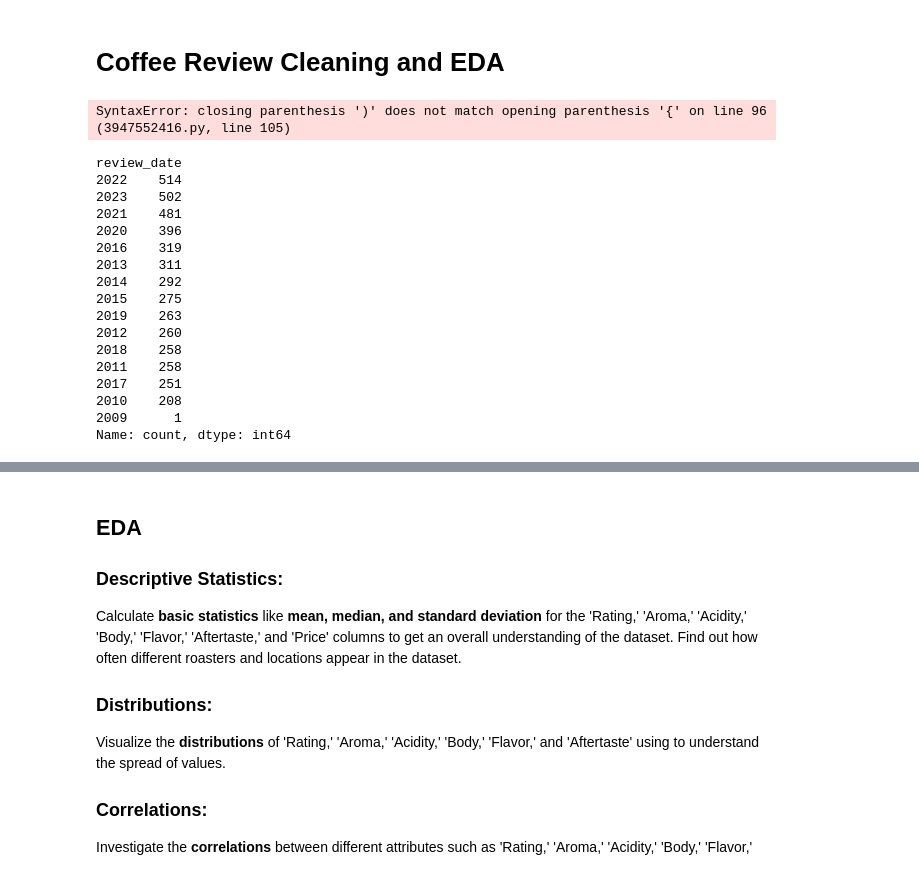
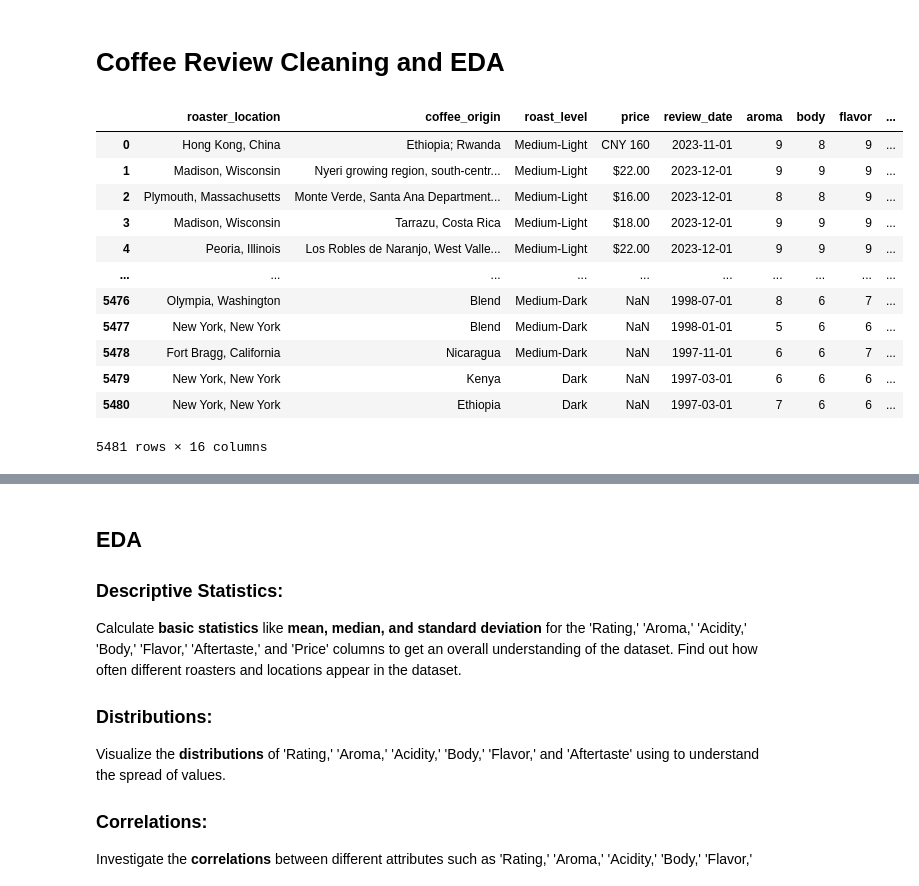
Before and after one commit to tynardone/coffee-reviews-analysis, a Jupyter notebook: coffee_review_eda.ipynb, the cells around one changed output, grey strips where cells are left out. Cells and saved outputs as stored; diff of their text form; code cells hidden in the pictures.

```diff
--- a/coffee_review_eda.ipynb
+++ b/coffee_review_eda.ipynb
@@ -15,9 +15,6 @@ pd.set_option('display.max_colwidth', 100)
 plt.style.use("ggplot")
 mpl.rcParams['figure.figsize'] = (12, 6)
 mpl.rcParams['figure.dpi'] = 300
-# %%
-# Read in raw scraped data
-df = pd.read_json('data/raw-roast-reviews.json').replace('NA', np.nan)
 # %%
 def split_price_currency(df):
      # Regular expression pattern to extract the price value from the 'price' column
@@ -133,26 +130,22 @@ def tweak_coffee(df):
         #.assign(price_per_g_usd = lambda df_: np.round(df_['price_usd']/df_['quantity'], 2))
         .reset_index(drop=True)
     )
-# %% [output]
-SyntaxError: closing parenthesis ')' does not match opening parenthesis '{' on line 96 (3947552416.py, line 105)
 # %%
+df = pd.read_json('data/raw-roast-reviews.json')
+
 roasts = tweak_coffee(df)
-roasts.review_date.dt.year.value_counts()
+roasts
 # %% [output]
+|  | roaster_location | coffee_origin | roast_level | price | review_date | aroma | body | flavor | ... |
+| 0 | Hong Kong, China | Ethiopia; Rwanda | Medium-Light | CNY 160 | 2023-11-01 | 9 | 8 | 9 | ... |
+| 1 | Madison, Wisconsin | Nyeri growing region, south-centr... | Medium-Light | $22.00 | 2023-12-01 | 9 | 9 | 9 | ... |
+| 2 | Plymouth, Massachusetts | Monte Verde, Santa Ana Department... | Medium-Light | $16.00 | 2023-12-01 | 8 | 8 | 9 | ... |
+| 3 | Madison, Wisconsin | Tarrazu, Costa Rica | Medium-Light | $18.00 | 2023-12-01 | 9 | 9 | 9 | ... |
+| 4 | Peoria, Illinois | Los Robles de Naranjo, West Valle... | Medium-Light | $22.00 | 2023-12-01 | 9 | 9 | 9 | ... |
+| ... | ... | ... | ... | ... | ... | ... | ... | ... | ... |
+| 5476 | Olympia, Washington | Blend | Medium-Dark | NaN | 1998-07-01 | 8 | 6 | 7 | ... |
+| 5477 | New York, New York | Blend | Medium-Dark | NaN | 1998-01-01 | 5 | 6 | 6 | ... |
+| 5478 | Fort Bragg, California | Nicaragua | Medium-Dark | NaN | 1997-11-01 | 6 | 6 | 7 | ... |
+| 5479 | New York, New York | Kenya | Dark | NaN | 1997-03-01 | 6 | 6 | 6 | ... |
+| 5480 | New York, New York | Ethiopia | Dark | NaN | 1997-03-01 | 7 | 6 | 6 | ... |
-review_date
-2022    514
-2023    502
-2021    481
-2020    396
-2016    319
-2013    311
-2014    292
-2015    275
-2019    263
-2012    260
-2018    258
-2011    258
-2017    251
-2010    208
-2009      1
-Name: count, dtype: int64
+5481 rows × 16 columns
```
Also changed, not shown: parts of 7 cells of this notebook, 5 other files.
